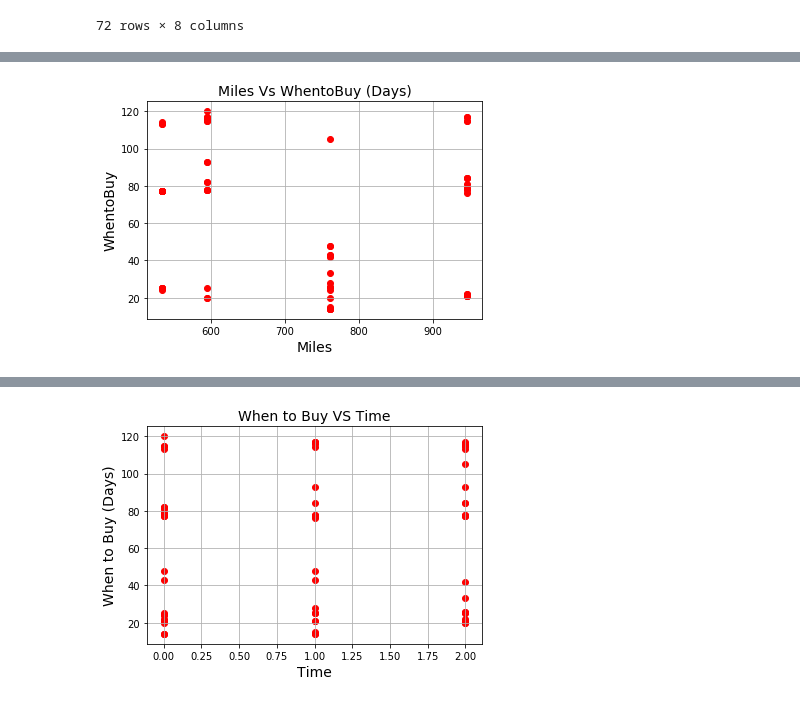
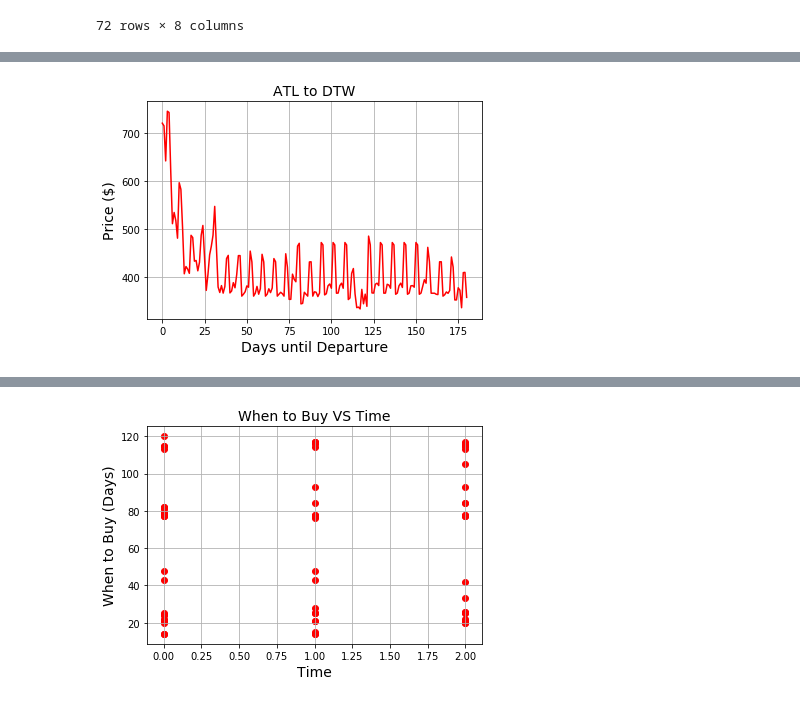
Before and after one commit to bijaytmg/capstone-project-airline, a Jupyter notebook: RegressionModels.ipynb, the cells around one changed output, grey strips where cells are left out. Drawn from its saved outputs; the diff is of its cells as text; code cells hidden in the pictures.

Commit message:
User Tutorial and data set added

```diff
--- a/RegressionModels.ipynb
+++ b/RegressionModels.ipynb
@@ -9,9 +10,12 @@ from sklearn.metrics import mean_squared_error, r2_score
 # %% [markdown]
 ## Load Dataset
 # %%
-directory = '/Users/James/Desktop/Test/'
+directory = '/Users/The Pock Family/Desktop/Test/'
 df = pd.read_csv(directory+'test.csv', header=0)
-
+atltodtw = pd.read_csv(directory+'atl_to_dtw.csv', header=0)
+atltobos = pd.read_csv(directory+'atl_to_bos.csv', header=0)
+atltoiad = pd.read_csv(directory+'atl_to_iad.csv', header=0)
+atltojfk = pd.read_csv(directory+'atl_to_jfk.csv', header=0)
 df1 = pd.DataFrame(df,columns=['Miles','SeatClass','Time','Roundtrip','WhentoBuy'])
 df
 # %% [output]
@@ -56,9 +40,9 @@ print(df1)
 # %%
-plt.scatter(df['Miles'], df['WhentoBuy'], color='red')
-plt.title('Miles Vs WhentoBuy (Days)', fontsize=14)
-plt.xlabel('Miles', fontsize=14)
-plt.ylabel('WhentoBuy', fontsize=14)
+plt.plot(atltodtw['Days_to_Departure'], atltodtw['Average'], color='red')
+plt.title('ATL to DTW', fontsize=14)
+plt.xlabel('Days until Departure', fontsize=14)
+plt.ylabel('Price ($)', fontsize=14)
 plt.grid(True)
 plt.show()
 # %% [output]
-[figure, old version]
+[figure, new version]
```
Also changed, not shown: parts of 51 cells of this notebook, 6 other files.
